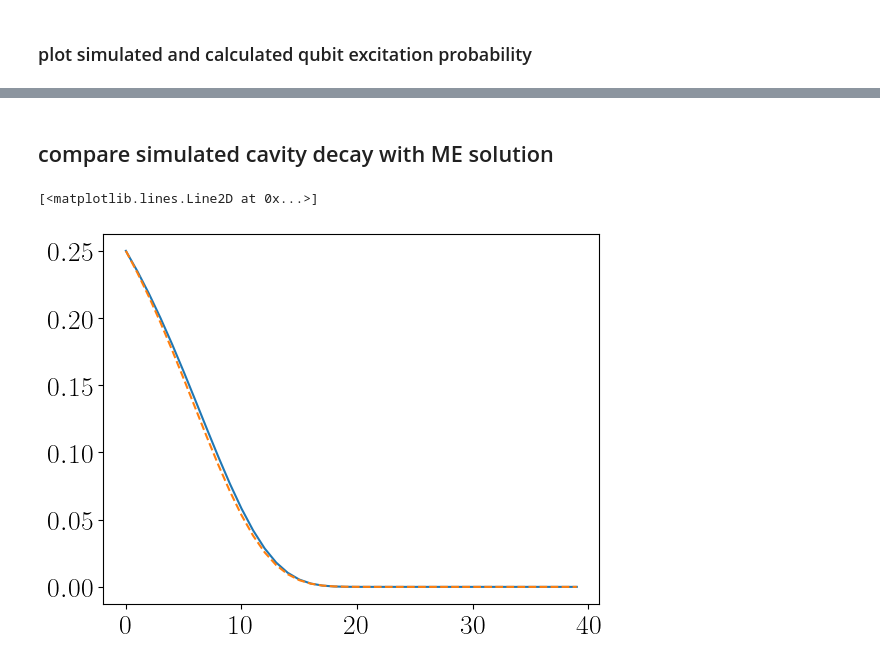
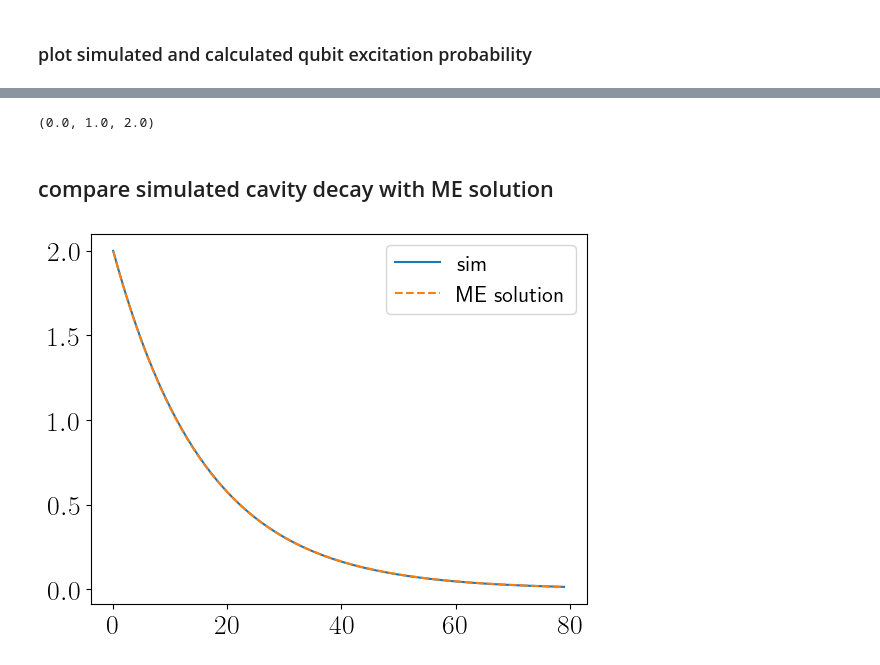
Before and after one commit to ingstra/qubitdyne, a Jupyter notebook: 221014 Qubit-dyne faster_mod2.ipynb, the cells around one changed output, grey strips where cells are left out. Cells and saved outputs as stored; diff of their text form; code cells hidden in the pictures.

```diff
--- a/221014 Qubit-dyne faster_mod2.ipynb
+++ b/221014 Qubit-dyne faster_mod2.ipynb
@@ -71,20 +77,33 @@ expspeed=1
 Nmeas = 35
 gint = 0.18
 expspeed=2.4
+
+dt=1
 # %%
-Nmeas = 40
+Nmeas = 80
 gint = 0.25
-expspeed=0.08
+expspeed=0.8
+
+gamma = gint**2
 
 nsteps = np.linspace(0,Nmeas-1,Nmeas)
+tlist = nsteps*dt
 
 angmult=np.exp(expspeed*(nsteps))
 
+angmult = 2/(1 + np.exp(-expspeed*(nsteps)))
+
 #angmult = np.ones_like(nsteps) # constant coupling
+
+
+
+def func1(i):
+    return 1#(i/5)
+
+angmult = np.array([func1(i) for i in range(Nmeas)])
+
 
 U_ints=[]
 for i in range(Nmeas):
-    U_ints.append(interact(gint*angmult[i]))
+    U_ints.append(interact(gint*angmult[i]*dt))
     #U_ints.append(interact(gint*(1+i/5))) # works fine
-
-plt.plot(angmult)
@@ -105,6 +121,8 @@ p1exp = []
 n_cav = []
 sxexp = []
 rho = ket2dm(psi0)
+
+expect_a = []
 
 for i in range(Nmeas):
 
@@ -118,14 +136,16 @@ for i in range(Nmeas):
     sxval = expect(sy, rho)
     sxexp.append(sxval)
 
+    expect_a.append(expect(a,rho))
+
     rho = tensor(rho.ptrace(0),basis(2,0).proj())
 
 ## Define weights based on how much pop is extracted from cavity at each round
-weights=np.array(p1exp)
-#weights = weights/np.sum(weights**2)
+weights=np.sqrt(np.array(p1exp)/(2*n_init))
+#weights = weights/np.sum(weights)
 
 # This correction factor enforces that the measured expectation value of <a> agrees on the reference state
-corr = alpharef/np.sum(sxexp*weights)
+corr = alpharef#/np.sum(sxexp*weights)
 
 fig, axes = plt.subplots(1, 3, figsize=(12,3))
 
@@ -155,19 +198,32 @@ plt.plot(calc)
+# %%
+def test_func(step):
+    angmult = np.array([func1(i) for i in range(step+1)])
+    exponent = np.trapz(angmult, dx=dt)
+    return exponent
+
+test_func(0), test_func(1), test_func(2)
+# %% [output]
+(0.0, 1.0, 2.0)
 # %% [markdown]
 ## compare simulated cavity decay with ME solution
 # %%
 
-H_int = [(-1j) * gint*angle * (a.dag() * sm + a * sm.dag()) for angle in angmult]
+H_int = [(-1j) * gint*np.sqrt(dt)*angle * (a.dag() * sm + a * sm.dag()) for angle in angmult]
 
-c_op=[[a,gint*angmult]] # decay rate gamma
+c_op=[[a,gint*angmult*np.sqrt(dt)]] # decay rate gamma
 opts = Options(nsteps=10000)
 
-sol = mesolve(0*a, psi0, nsteps, c_ops=c_op, e_ops=[N_cav], options=opts)
+sol = mesolve(0*a, psi0, nsteps*dt, c_ops=c_op, e_ops=[N_cav], options=opts)
 
 plt.plot(n_cav, label = 'sim')
 plt.plot(nsteps, sol.expect[0], '--',label='ME solution')
+#plt.plot(test, ':', label='test')
+#plt.plot(alpharef**2 * np.exp(-(tlist*gint)**2/5), label='meh')
+#plt.plot(1/(gamma*dt)*pe,':')
+
+plt.legend();
 # %% [output]
-[<matplotlib.lines.Line2D at 0x...>]
-[figure, old version]
+[figure, new version]
 # %%
 weights_test = np.array(p1exp)
 corr_test = alpharef/np.sum(sxexp*weights_test)
```
Also changed, not shown: parts of 11 cells of this notebook.
